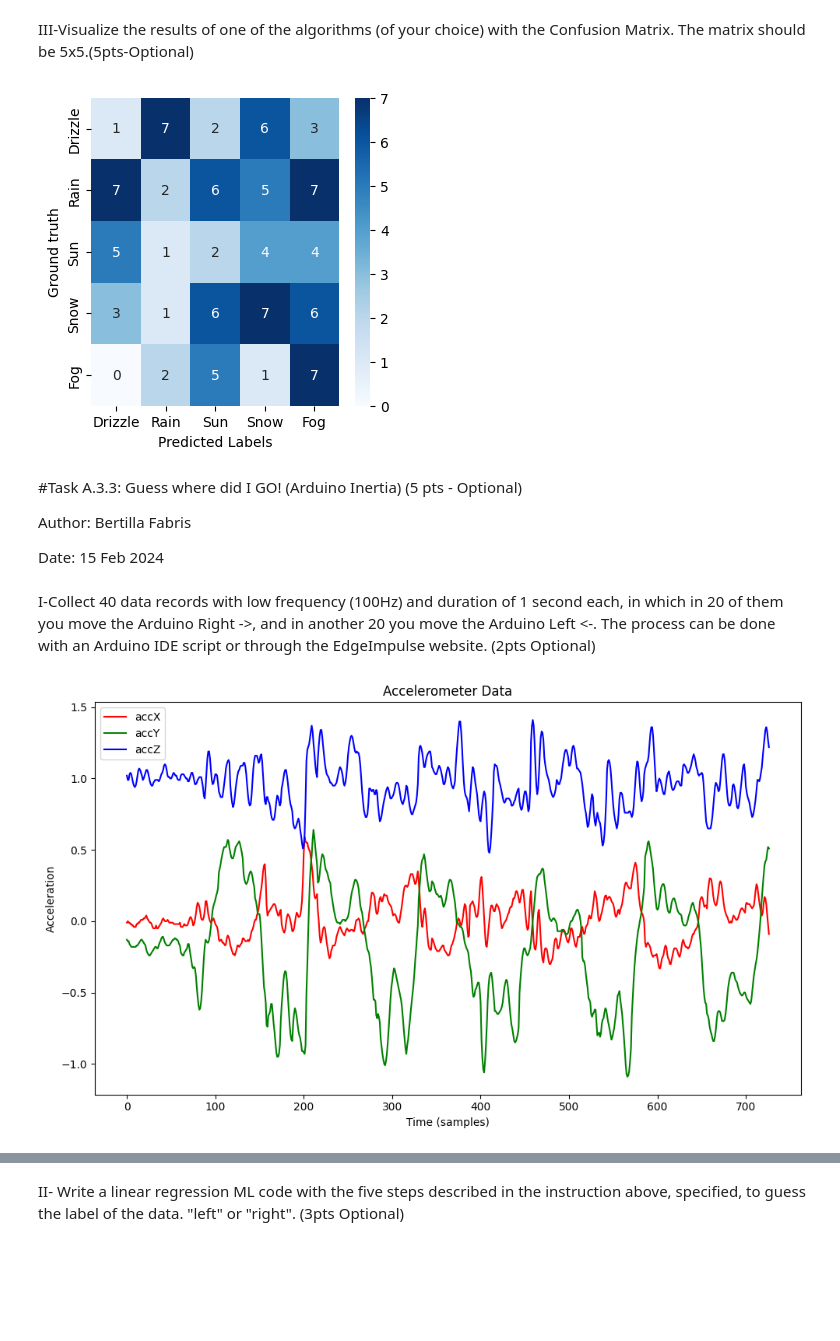
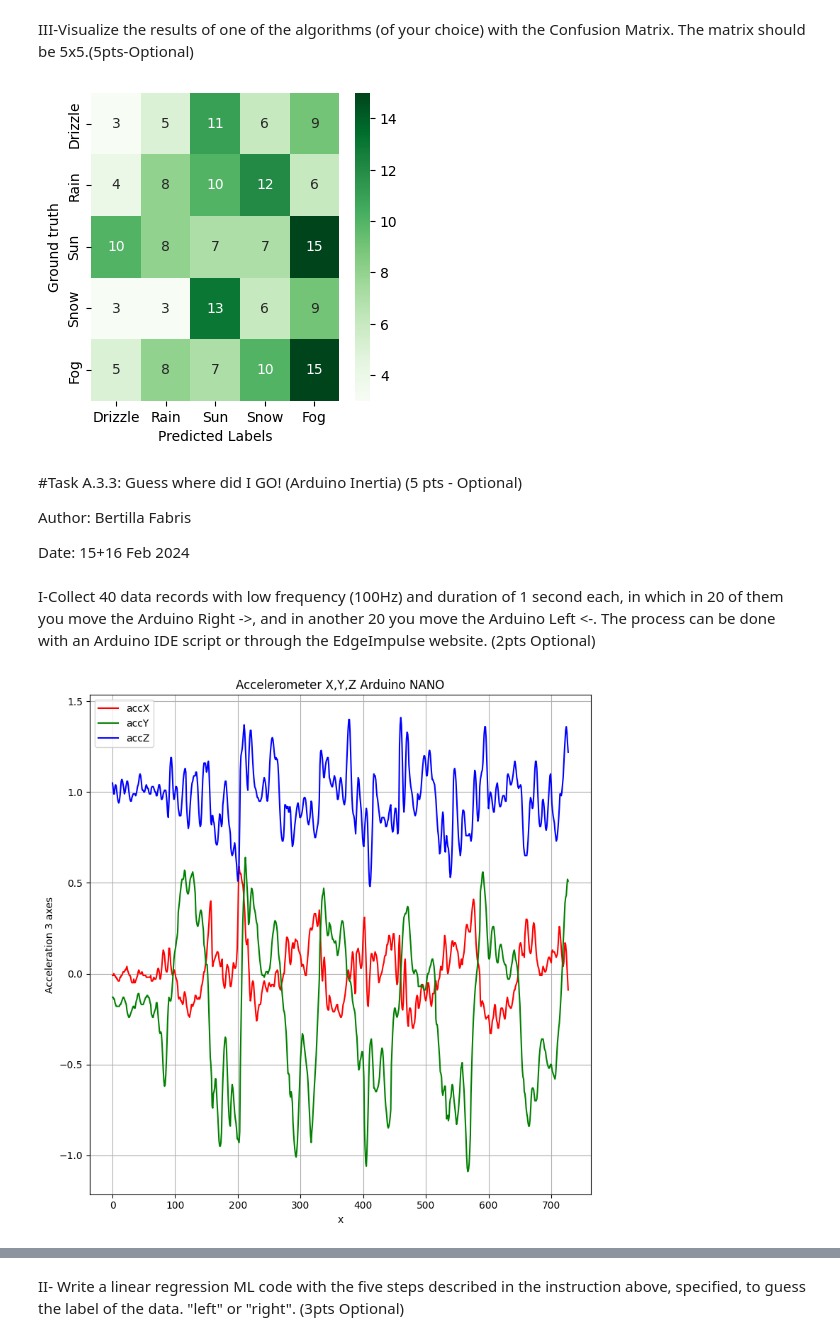
Before and after one commit to cybertilla/Lab3, a Jupyter notebook: Lab3.ipynb, the cells around one changed output, grey strips where cells are left out. Cells and saved outputs as stored; diff of their text form; code cells hidden in the pictures; blank space fills up the shorter version.

```diff
--- a/Lab3.ipynb
+++ b/Lab3.ipynb
@@ -200,53 +200,53 @@ import seaborn as sns
 y_true = np.random.randint(5, size=200)
 y_pred = np.random.randint(5, size=200)
 
-# Compute the confusion matrix
 cm = confusion_matrix(y_true, y_pred)
-
-# Define class labels (assuming order matches encoding)
 labels = ['Drizzle', 'Rain', 'Sun', 'Snow', 'Fog']
 
 plt.figure(figsize=(4, 4))
-sns.heatmap(cm, annot=True, fmt='d', cmap='Blues', xticklabels=labels, yticklabels=labels)
+sns.heatmap(cm, annot=True, fmt='d', cmap='Greens', xticklabels=labels, yticklabels=labels)
 plt.xlabel('Predicted Labels')
 plt.ylabel('Ground truth')
 plt.show()
 # %% [output]
-[figure, old version]
+[figure, new version]
 # %% [markdown]
 #Task A.3.3: Guess where did I GO! (Arduino Inertia) (5 pts - Optional)
 
 Author: Bertilla Fabris
 
-Date: 15 Feb 2024
+Date: 15+16 Feb 2024
 # %% [markdown]
 I-Collect 40 data records with low frequency (100Hz) and duration of 1 second each, in which in 20 of them you move the Arduino Right ->, and in another 20 you move the Arduino Left <-. The process can be done with an Arduino IDE script or through the EdgeImpulse website. (2pts Optional)
 # %%
 import pandas as pd
 import matplotlib.pyplot as plt
 
 # Load the data from the CSV file
-data = pd.read_csv('acc_lab3.d58403feb16e.csv')
+data = pd.read_csv('lab3_dataset_A.csv')
 
+"""
 #Rename columns
 data.rename(columns={"32520":"Time"}, inplace=True)
 data.rename(columns={"-0.01":"accX"}, inplace=True)
 data.rename(columns={"-0.13":"accY"}, inplace=True)
 data.rename(columns={"1.05":"accZ"}, inplace=True)
+#note: fixed csv file instead with appropriate columns (dataset_A)
+"""
 
-
-plt.figure(figsize=(4, 4))
+plt.figure(figsize=(8, 8))
 
 plt.plot(data['accX'], label='accX', color='red')
 plt.plot(data['accY'], label='accY', color='green')
 plt.plot(data['accZ'], label='accZ', color='blue')
 
 plt.title('Accelerometer X,Y,Z Arduino NANO')
 plt.xlabel('x')
 plt.ylabel('Acceleration 3 axes')
 plt.legend()
+plt.grid(True)
 
 plt.tight_layout()
 plt.show()
 # %% [output]
-[figure, old version]
+[figure, new version]
```
Also changed, not shown: parts of 9 cells of this notebook.
